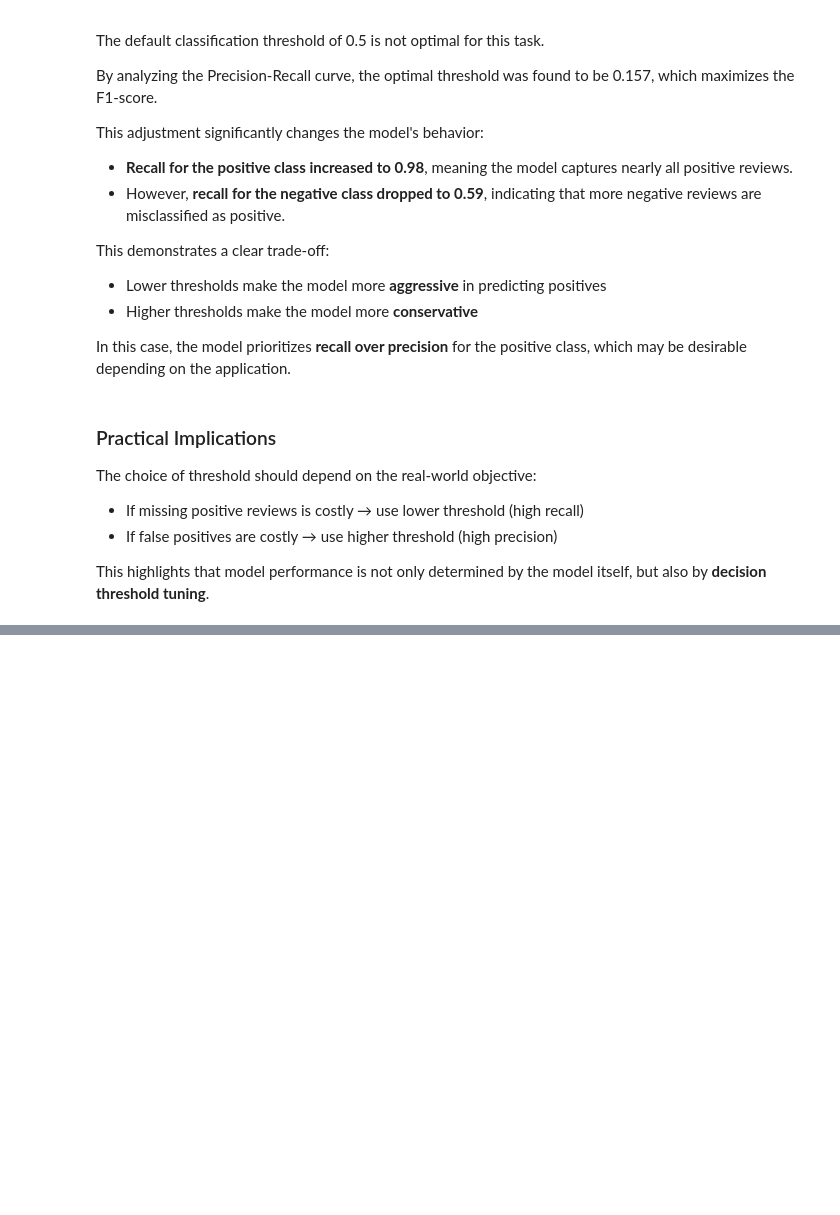
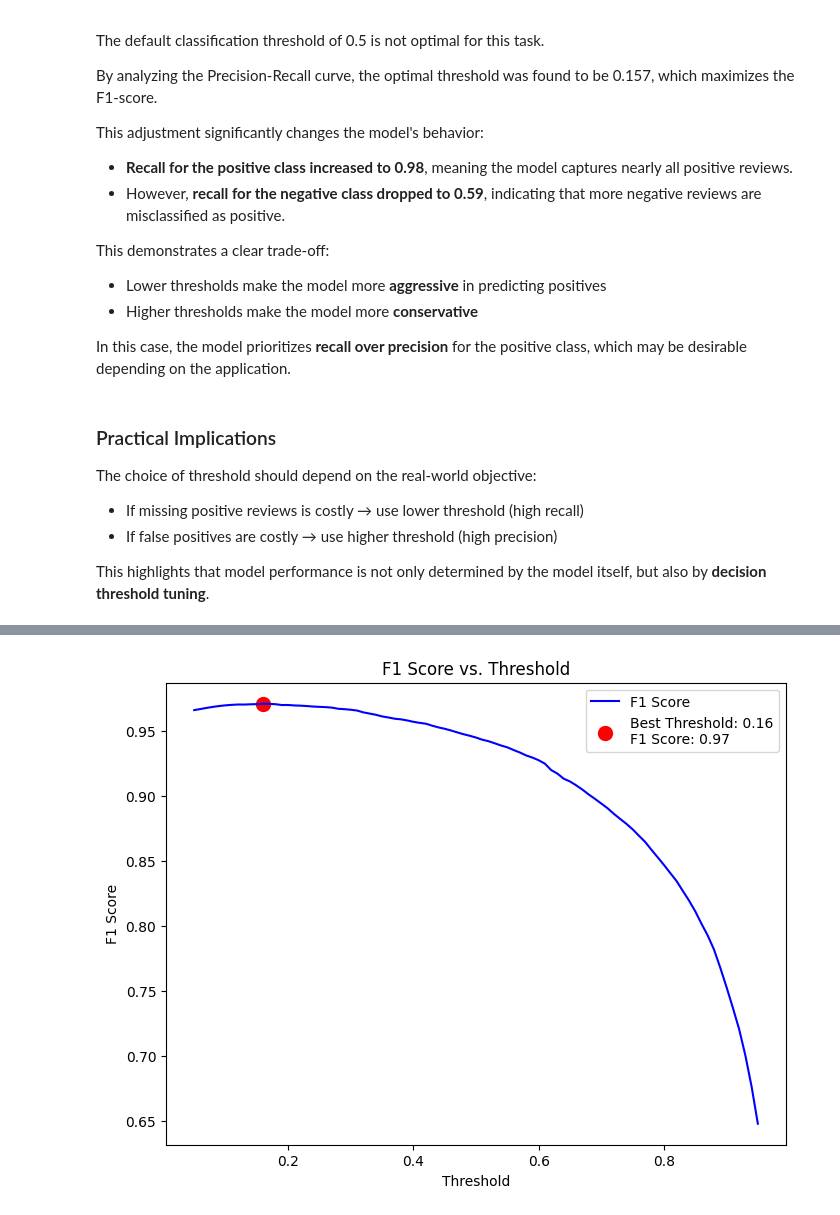
Before and after one commit to trandamkhanh311207-glitch/amazon-sentiment-analysis, a Jupyter notebook: notebooks/main.ipynb, the cells around one changed output, grey strips where cells are left out. Saved outputs shown, nothing was run; the diff lists cells and outputs as text; code cells hidden in the pictures; blank space fills up the shorter version.

```diff
--- a/notebooks/main.ipynb
+++ b/notebooks/main.ipynb
@@ -620,0 +637,16 @@ This highlights that model performance is not only determined by the model itsel
+# %%
+import matplotlib.pyplot as plt
+best_idx = threshold_results["f1"].idxmax()
+best_threshold = threshold_results.loc[best_idx, "threshold"]
+best_f1 = threshold_results.loc[best_idx, "f1"]
+plt.figure(figsize=(8, 6))
+plt.plot(threshold_results["threshold"], threshold_results["f1"], label="F1 Score", color="blue")
+plt.scatter(best_threshold, best_f1, color="red", s=100, label=f"Best Threshold: {best_threshold:.2f}\nF1 Score: {best_f1:.2f}")
+plt.xlabel("Threshold")
+plt.ylabel("F1 Score")
+plt.title("F1 Score vs. Threshold")
+plt.savefig("../results/figures/threshold_vs_f1.png", dpi=300, bbox_inches="tight")
+plt.legend()
+plt.show()
+# %% [output]
+[figure, added]
```
Also changed, not shown: parts of 8 cells of this notebook, 2 other files.
